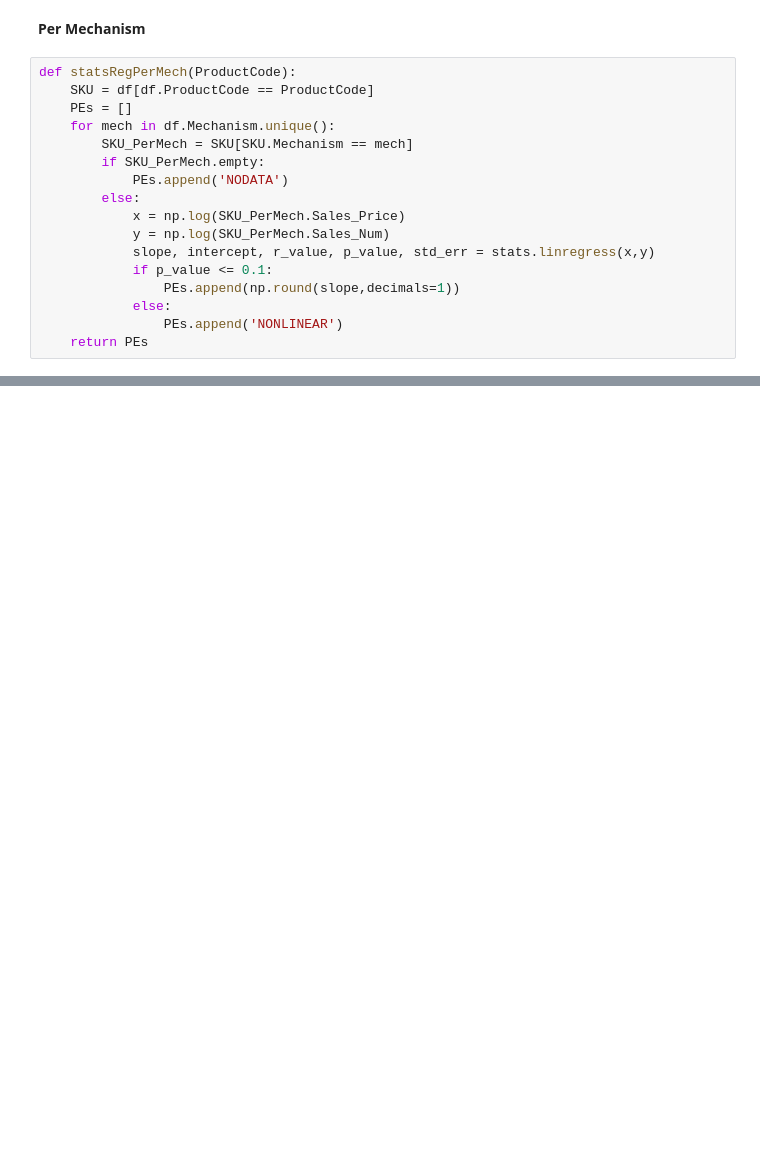
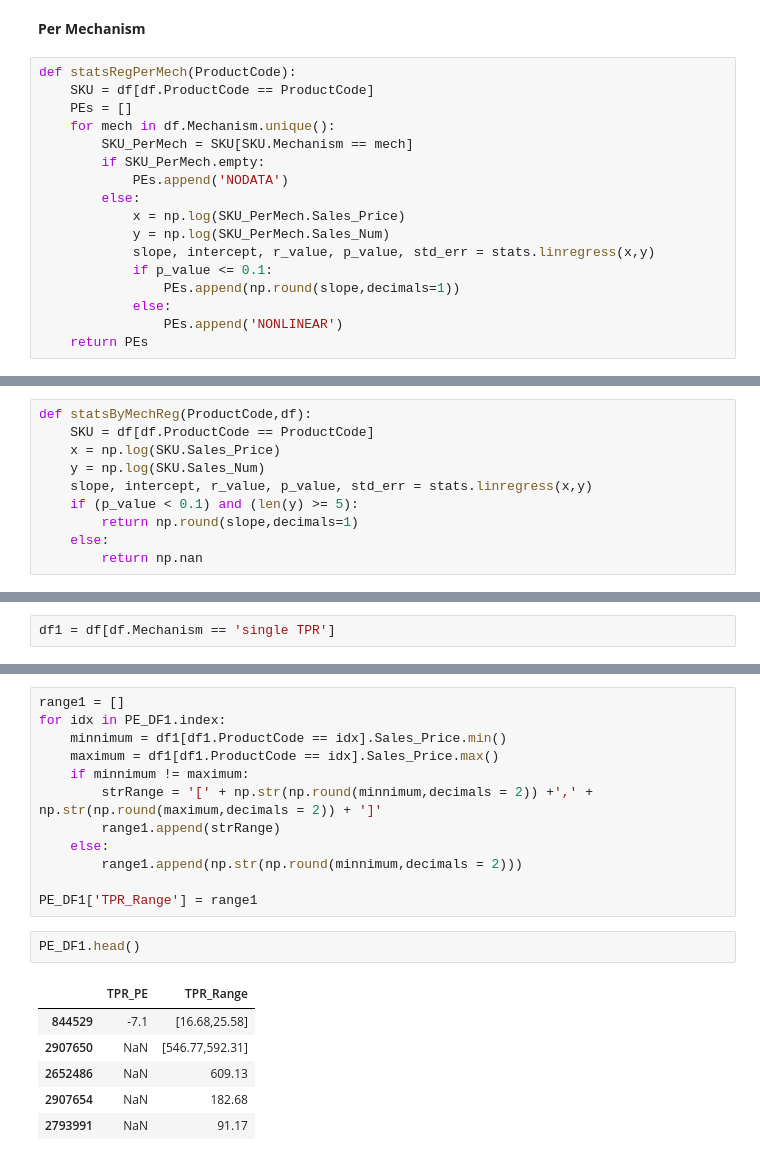
Before and after one commit to XRen615/exploreKit, a Jupyter notebook: Base_Estimation_Regression_HC_CY.ipynb, the cells around one changed output, grey strips where cells are left out. Saved outputs shown, nothing was run; the diff lists cells and outputs as text; blank space fills up the shorter version.

```diff
--- a/Base_Estimation_Regression_HC_CY.ipynb
+++ b/Base_Estimation_Regression_HC_CY.ipynb
@@ -296,0 +272,10 @@ PE_DF
+# %%
+def statsByMechReg(ProductCode,df):
+    SKU = df[df.ProductCode == ProductCode]
+    x = np.log(SKU.Sales_Price)
+    y = np.log(SKU.Sales_Num)
+    slope, intercept, r_value, p_value, std_err = stats.linregress(x,y)
+    if (p_value < 0.1) and (len(y) >= 5):
+        return np.round(slope,decimals=1)
+    else:
+        return np.nan
@@ -296,0 +292,2 @@ PE_DF
+# %%
+df1 = df[df.Mechanism == 'single TPR']
@@ -296,0 +315,21 @@ PE_DF
+# %%
+range1 = []
+for idx in PE_DF1.index:
+    minnimum = df1[df1.ProductCode == idx].Sales_Price.min()
+    maximum = df1[df1.ProductCode == idx].Sales_Price.max()
+    if minnimum != maximum:
+        strRange = '[' + np.str(np.round(minnimum,decimals = 2)) +',' + np.str(np.round(maximum,decimals = 2)) + ']'
+        range1.append(strRange)
+    else:
+        range1.append(np.str(np.round(minnimum,decimals = 2)))
+
+PE_DF1['TPR_Range'] = range1
+# %%
+PE_DF1.head()
+# %% [output]
+|  | TPR_PE | TPR_Range |
+| 844529 | -7.1 | [16.68,25.58] |
+| 2907650 | NaN | [546.77,592.31] |
+| 2652486 | NaN | 609.13 |
+| 2907654 | NaN | 182.68 |
+| 2793991 | NaN | 91.17 |
```
Also changed, not shown: parts of 27 cells of this notebook, 1 other file.
